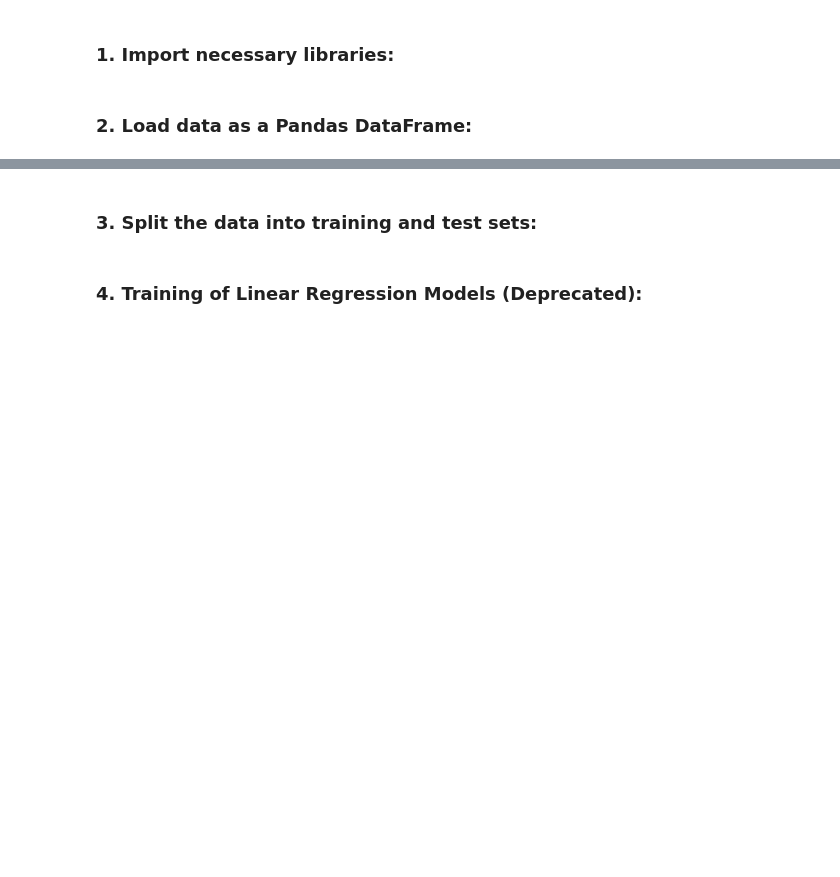
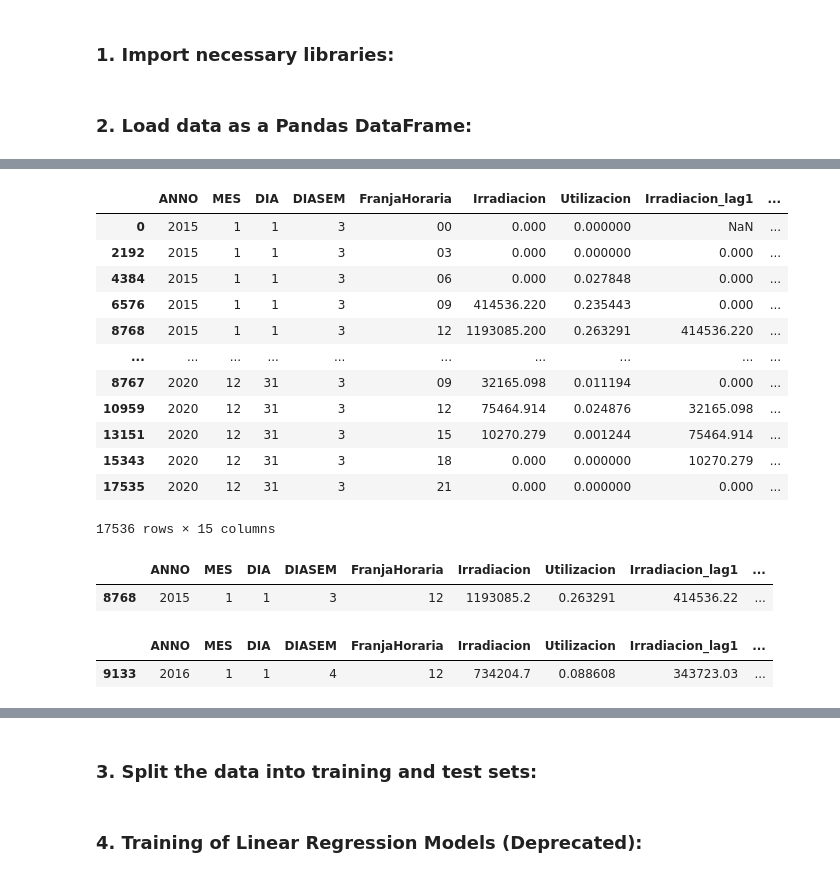
Before and after one commit to MARIABELENSB/Assessment1_MLII, a Jupyter notebook: src/2.Basic_model_regression.ipynb, the cells around one changed output, grey strips where cells are left out. Drawn from its saved outputs; the diff is of its cells as text; code cells hidden in the pictures; blank space fills up the shorter version.

```diff
--- a/src/2.Basic_model_regression.ipynb
+++ b/src/2.Basic_model_regression.ipynb
@@ -50,0 +74,39 @@ df.head()
+# %%
+df_final = df_final.sort_values(by=['ANNO', 'MES', 'DIA', 'FranjaHoraria'])
+df_final['Irradiacion_lag1'] = df_final['Irradiacion'].shift(1)
+df_final['Irradiacion_lag2'] = df_final['Irradiacion'].shift(2)
+df_final['Irradiacion_lag8'] = df_final['Irradiacion'].shift(8) # un día antes
+df_final['Irradiacion_lag365'] = df_final['Irradiacion'].shift(365*8) # un año antes
+
+
+df_final['Utilizacion_lag1'] = df_final['Utilizacion'].shift(1)
+df_final['Utilizacion_lag2'] = df_final['Utilizacion'].shift(2)
+df_final['Utilizacion_lag8'] = df_final['Utilizacion'].shift(8) # un día antes
+df_final['Utilizacion_lag365'] = df_final['Utilizacion'].shift(365*8) # un año antes
+# %%
+df_final
+# %% [output]
+|  | ANNO | MES | DIA | DIASEM | FranjaHoraria | Irradiacion | Utilizacion | Irradiacion_lag1 | ... |
+| 0 | 2015 | 1 | 1 | 3 | 00 | 0.000 | 0.000000 | NaN | ... |
+| 2192 | 2015 | 1 | 1 | 3 | 03 | 0.000 | 0.000000 | 0.000 | ... |
+| 4384 | 2015 | 1 | 1 | 3 | 06 | 0.000 | 0.027848 | 0.000 | ... |
+| 6576 | 2015 | 1 | 1 | 3 | 09 | 414536.220 | 0.235443 | 0.000 | ... |
+| 8768 | 2015 | 1 | 1 | 3 | 12 | 1193085.200 | 0.263291 | 414536.220 | ... |
+| ... | ... | ... | ... | ... | ... | ... | ... | ... | ... |
+| 8767 | 2020 | 12 | 31 | 3 | 09 | 32165.098 | 0.011194 | 0.000 | ... |
+| 10959 | 2020 | 12 | 31 | 3 | 12 | 75464.914 | 0.024876 | 32165.098 | ... |
+| 13151 | 2020 | 12 | 31 | 3 | 15 | 10270.279 | 0.001244 | 75464.914 | ... |
+| 15343 | 2020 | 12 | 31 | 3 | 18 | 0.000 | 0.000000 | 10270.279 | ... |
+| 17535 | 2020 | 12 | 31 | 3 | 21 | 0.000 | 0.000000 | 0.000 | ... |
+17536 rows × 15 columns
+# %%
+# df_final del 1 de enero de 2017
+df_final.loc[(df_final['ANNO'] == 2015) & (df_final['MES'] == 1) & (df_final['DIA'] == 1) & (df_final['FranjaHoraria'] == '12')]
+# %% [output]
+|  | ANNO | MES | DIA | DIASEM | FranjaHoraria | Irradiacion | Utilizacion | Irradiacion_lag1 | ... |
+| 8768 | 2015 | 1 | 1 | 3 | 12 | 1193085.2 | 0.263291 | 414536.22 | ... |
+# %%
+df_final.loc[(df_final['ANNO'] == 2016) & (df_final['MES'] == 1) & (df_final['DIA'] == 1) & (df_final['FranjaHoraria'] == '12')]
+# %% [output]
+|  | ANNO | MES | DIA | DIASEM | FranjaHoraria | Irradiacion | Utilizacion | Irradiacion_lag1 | ... |
+| 9133 | 2016 | 1 | 1 | 4 | 12 | 734204.7 | 0.088608 | 343723.03 | ... |
```
Also changed, not shown: parts of 5 cells of this notebook, 1 other file.
